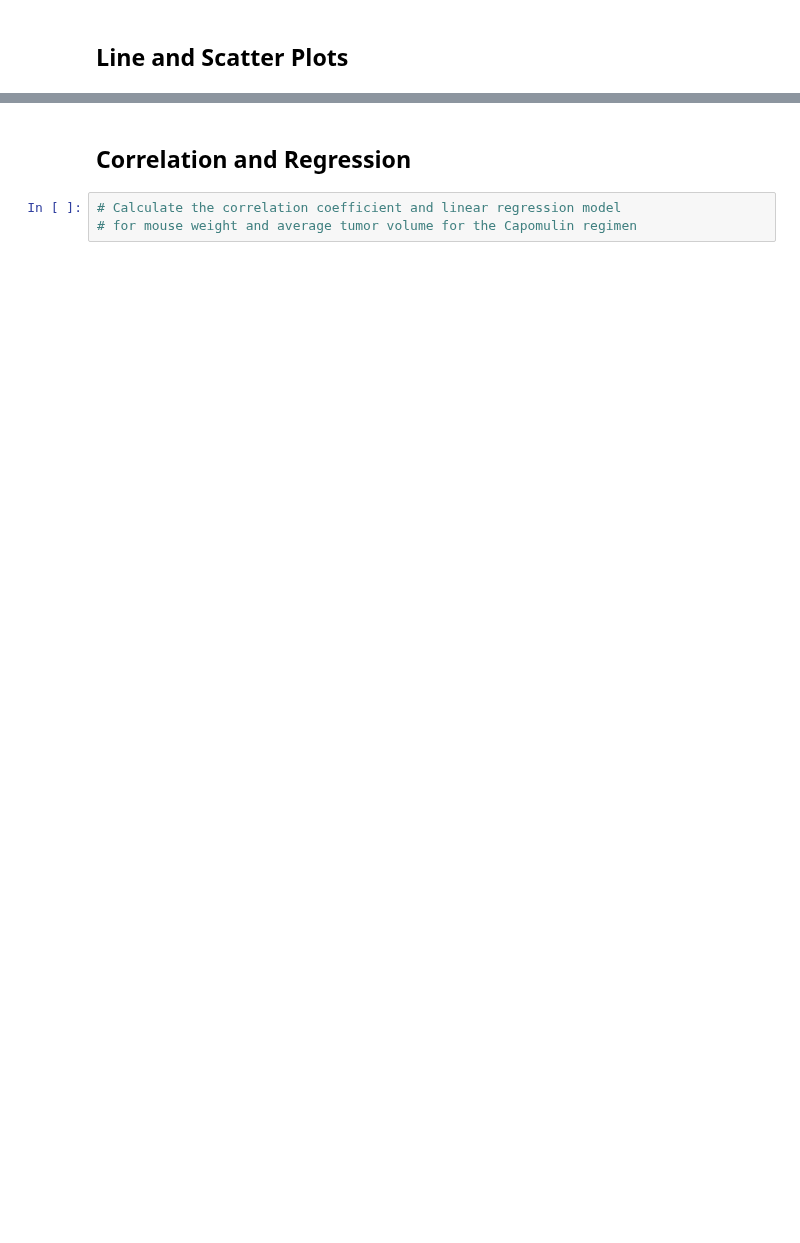
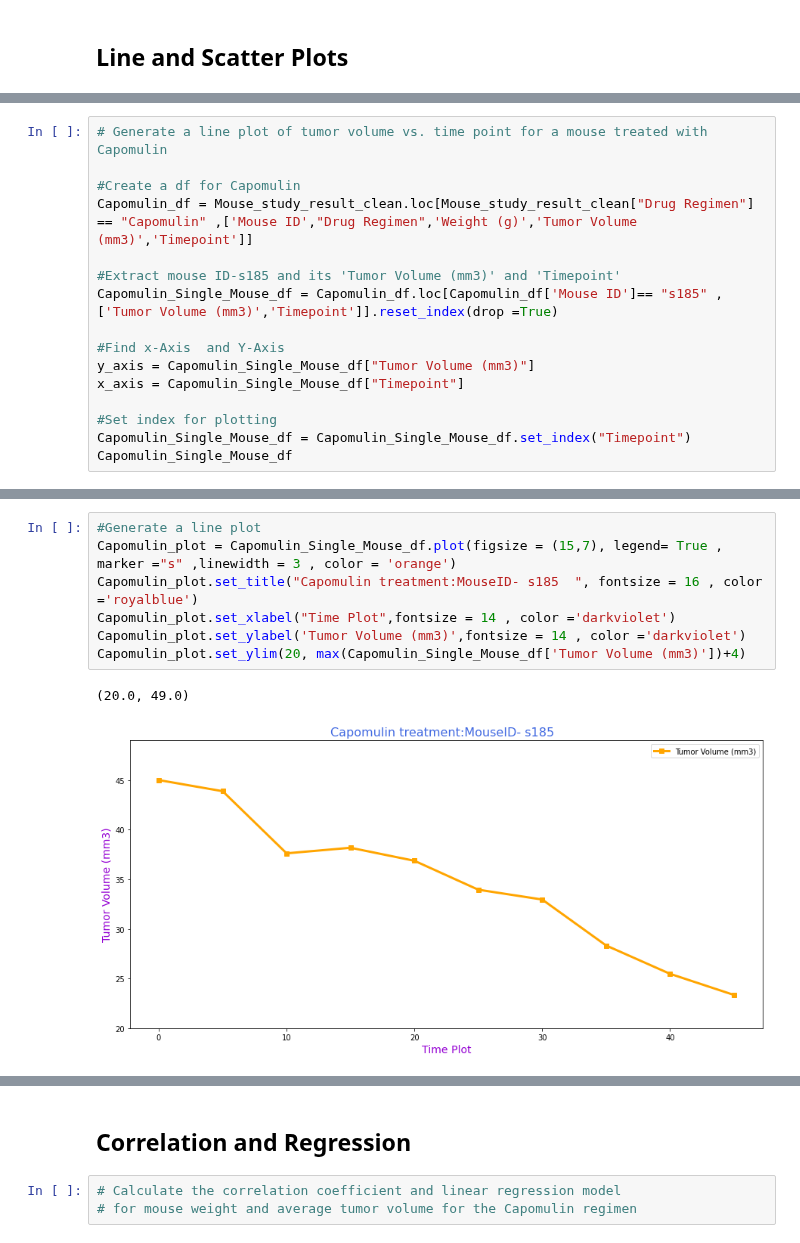
Before and after one commit to divya-gh/Matplotlib-Challenge, a Jupyter notebook: Pymaceuticals/pymaceuticals_starter.ipynb, the cells around one changed output, grey strips where cells are left out. Drawn from its saved outputs; the diff is of its cells as text; blank space fills up the shorter version.

```diff
--- a/Pymaceuticals/pymaceuticals_starter.ipynb
+++ b/Pymaceuticals/pymaceuticals_starter.ipynb
@@ -468,0 +456,16 @@ plt.show()
+# %%
+# Generate a line plot of tumor volume vs. time point for a mouse treated with Capomulin
+
+#Create a df for Capomulin
+Capomulin_df = Mouse_study_result_clean.loc[Mouse_study_result_clean["Drug Regimen"] == "Capomulin" ,['Mouse ID',"Drug Regimen",'Weight (g)','Tumor Volume (mm3)','Timepoint']]
+
+#Extract mouse ID-s185 and its 'Tumor Volume (mm3)' and 'Timepoint'
+Capomulin_Single_Mouse_df = Capomulin_df.loc[Capomulin_df['Mouse ID']== "s185" , ['Tumor Volume (mm3)','Timepoint']].reset_index(drop =True)
+
+#Find x-Axis  and Y-Axis
+y_axis = Capomulin_Single_Mouse_df["Tumor Volume (mm3)"]
+x_axis = Capomulin_Single_Mouse_df["Timepoint"]
+
+#Set index for plotting
+Capomulin_Single_Mouse_df = Capomulin_Single_Mouse_df.set_index("Timepoint")
+Capomulin_Single_Mouse_df
@@ -468,0 +485,10 @@ plt.show()
+# %%
+#Generate a line plot
+Capomulin_plot = Capomulin_Single_Mouse_df.plot(figsize = (15,7), legend= True , marker ="s" ,linewidth = 3 , color = 'orange')
+Capomulin_plot.set_title("Capomulin treatment:MouseID- s185  ", fontsize = 16 , color ='royalblue')
+Capomulin_plot.set_xlabel("Time Plot",fontsize = 14 , color ='darkviolet')
+Capomulin_plot.set_ylabel('Tumor Volume (mm3)',fontsize = 14 , color ='darkviolet')
+Capomulin_plot.set_ylim(20, max(Capomulin_Single_Mouse_df['Tumor Volume (mm3)'])+4)
+# %% [output]
+(20.0, 49.0)
+[figure, added]
```
Also changed, not shown: parts of 14 cells of this notebook.
